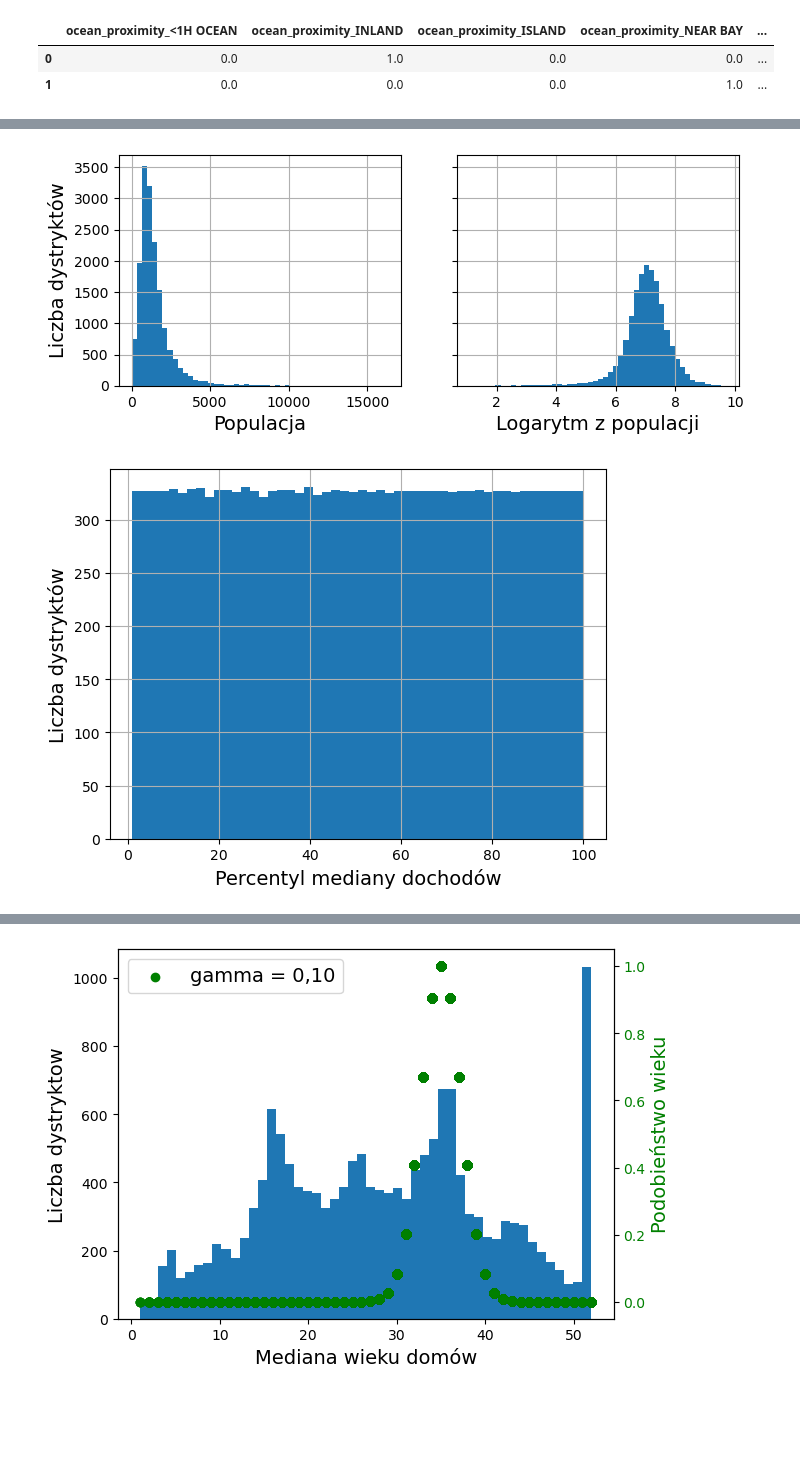
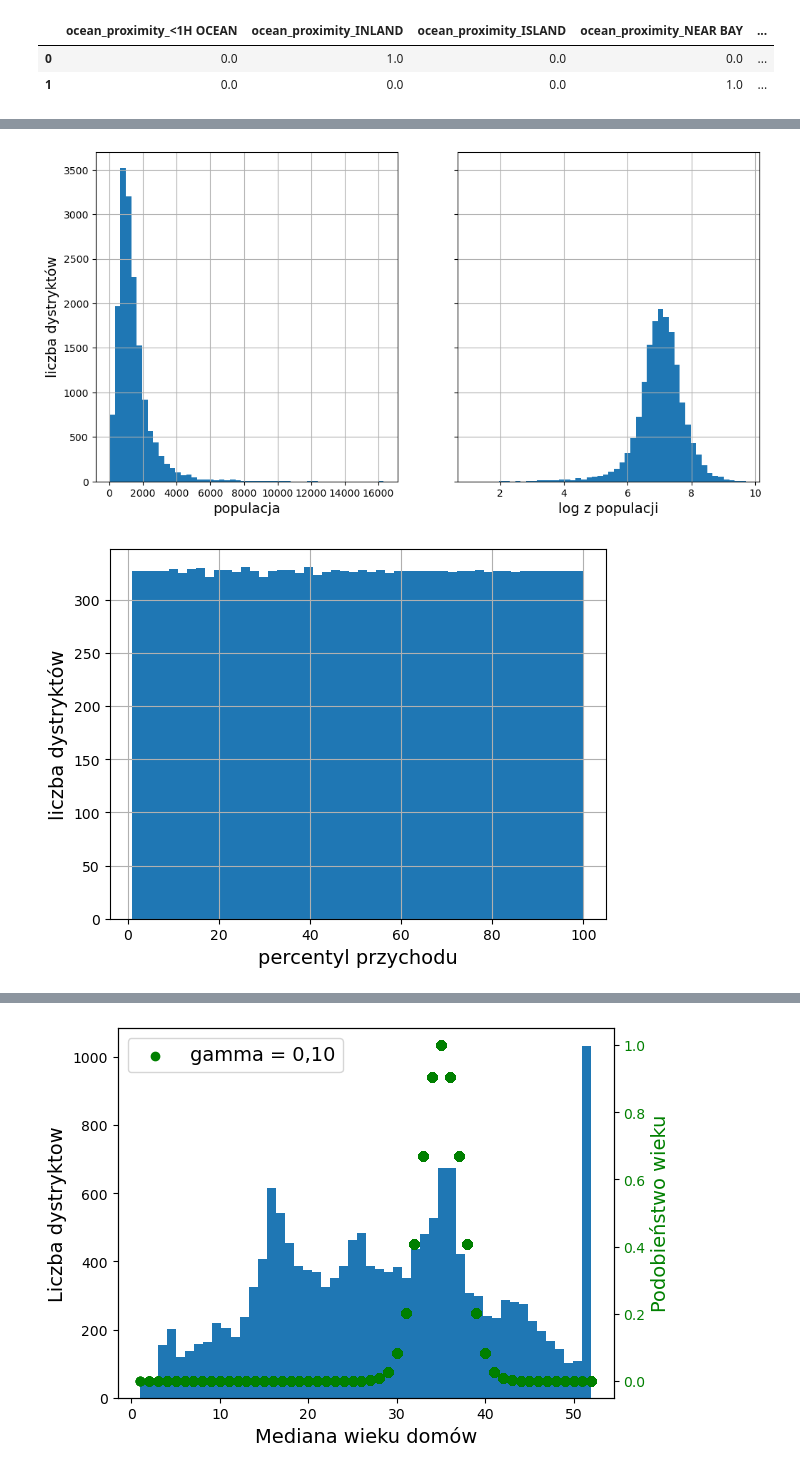
Before and after one commit to SokolowskiMik/WUM, a Jupyter notebook: 02_pierwszy_projekt_uczenia_maszynowego.ipynb, the cells around one changed output, grey strips where cells are left out. Saved outputs shown, nothing was run; the diff lists cells and outputs as text; code cells hidden in the pictures; blank space fills up the shorter version.

```diff
--- a/02_pierwszy_projekt_uczenia_maszynowego.ipynb
+++ b/02_pierwszy_projekt_uczenia_maszynowego.ipynb
@@ -552,27 +531,26 @@ X_train_num_std_scaled.describe()
 # %%
-fig, axs = plt.subplots(1,2, figsize=(8, 3), sharey=True)
-X_train["population"].hist(ax=axs[0], bins=50)
-X_train["population"].apply(np.log).hist(ax=axs[1], bins=50)
-axs[0].set_xlabel("Populacja")
-axs[1].set_xlabel("Logarytm z populacji")
-axs[0].set_ylabel("Liczba dystryktów")
+fig, axs = plt.subplots(1,2, figsize=(12,6), sharey=True)
+X_train['population'].hist(bins=50, ax=axs[0])
+X_train['population'].apply(np.log).hist(bins=50, ax=axs[1])
+axs[0].set_xlabel("populacja")
+axs[0].set_ylabel("liczba dystryktów")
+axs[1].set_xlabel("log z populacji")
 plt.show()
 # %% [output]
-[figure, old version]
+[figure, new version]
 # %%
 # dodatkowy kod - pokazuje jedynie, ze uzyskujemy rozklad jednostajny
-percentiles = [np.percentile(X_train["median_income"], p)
-               for p in range(1,100)]
-X_train["median_income_percentile"] = pd.cut(X_train["median_income"],
-                                        bins=[-np.inf] + percentiles + [np.inf], labels=range(1,100+1))
-X_train["median_income_percentile"] = X_train["median_income_percentile"].astype(int)
-X_train["median_income_percentile"].hist(bins=50)
-plt.xlabel("Percentyl mediany dochodów")
-plt.ylabel("Liczba dystryktów")
+percentiles = [np.percentile(X_train['median_income'], p) for p in range(1,100)]
+
+X_train['median_income_percentiles'] = pd.cut(X_train['median_income'], bins=[-np.inf]+percentiles+[np.inf], labels=range(1,100+1))
+X_train['median_income_percentiles'] = X_train['median_income_percentiles'].astype('int')
+X_train['median_income_percentiles'].hist(bins=50)
+plt.xlabel("percentyl przychodu")
+plt.ylabel("liczba dystryktów")
 plt.show()
 # Uwaga: dochody pnoiżej 1. percentyla sa oznaczone jako 1, a dochody powyżej 99.. percentyla sa oznaczone jako 100. dlatego zakres rozkladu wynosi od 1 do 100, a nie od 0 do 100
 # %% [output]
-[figure, old version]
+[figure, new version]
 # %%
 # Usunmy zmienna, gdzy nie bedziemy jej uzywac
 X_train.drop("median_income_percentile", axis=1, inplace=True)
```
Also changed, not shown: parts of 47 cells of this notebook, 1 other file.
